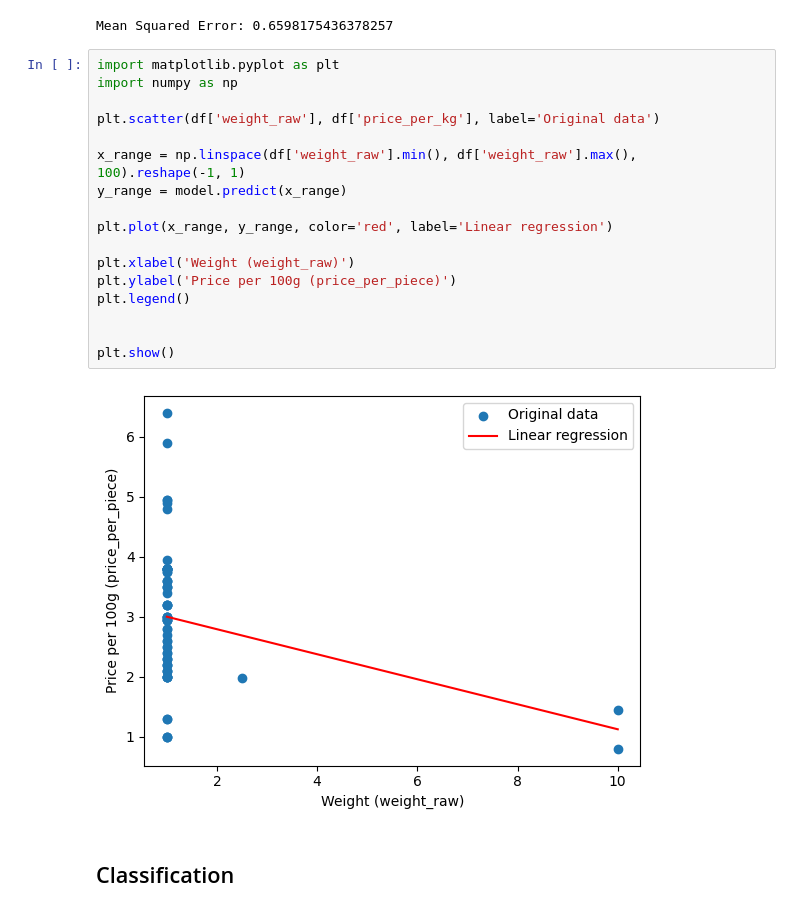
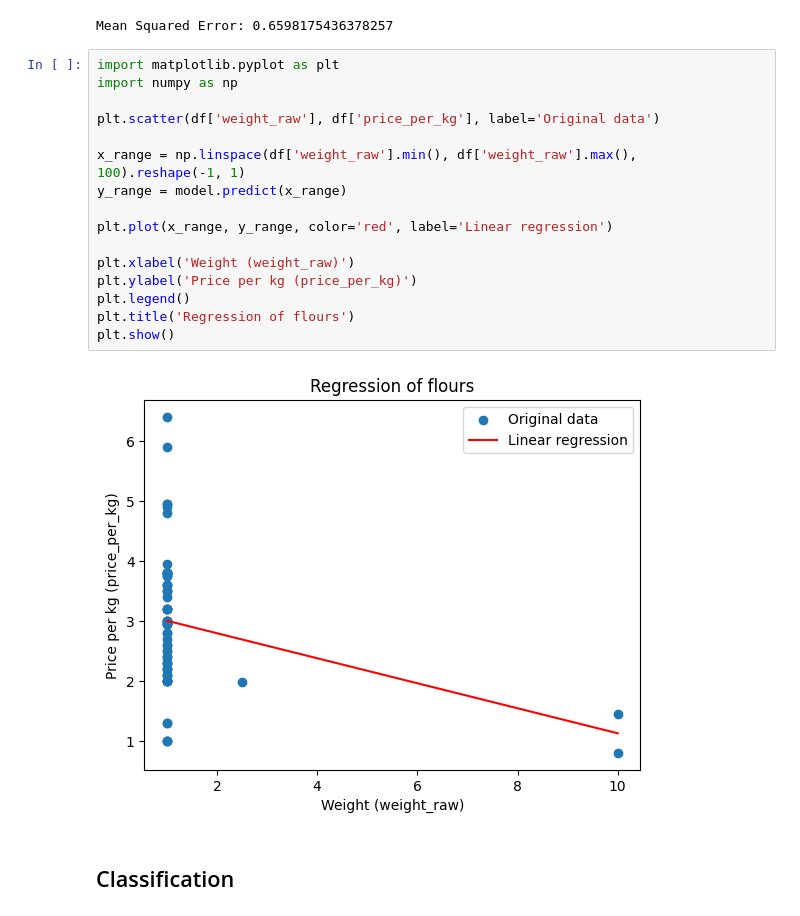
Before and after one commit to husicabe/groceries, a Jupyter notebook: EDA/EDA_Flour.ipynb, the cells around one changed output. Drawn from its saved outputs; the diff is of its cells as text.

```diff
--- a/EDA/EDA_Flour.ipynb
+++ b/EDA/EDA_Flour.ipynb
@@ -232,22 +232,21 @@ Mean Squared Error: 0.6598175436378257
 # %%
 import matplotlib.pyplot as plt
 import numpy as np
 
 plt.scatter(df['weight_raw'], df['price_per_kg'], label='Original data')
 
 x_range = np.linspace(df['weight_raw'].min(), df['weight_raw'].max(), 100).reshape(-1, 1)
 y_range = model.predict(x_range)
 
 plt.plot(x_range, y_range, color='red', label='Linear regression')
 
 plt.xlabel('Weight (weight_raw)')
-plt.ylabel('Price per 100g (price_per_piece)')
+plt.ylabel('Price per kg (price_per_kg)')
 plt.legend()
-
-
+plt.title('Regression of flours')
 plt.show()
 # %% [output]
-[figure, old version]
+[figure, new version]
 # %% [markdown]
 ## Classification
 # %%
```
Also changed, not shown: parts of 4 cells of this notebook, 2 other files.
